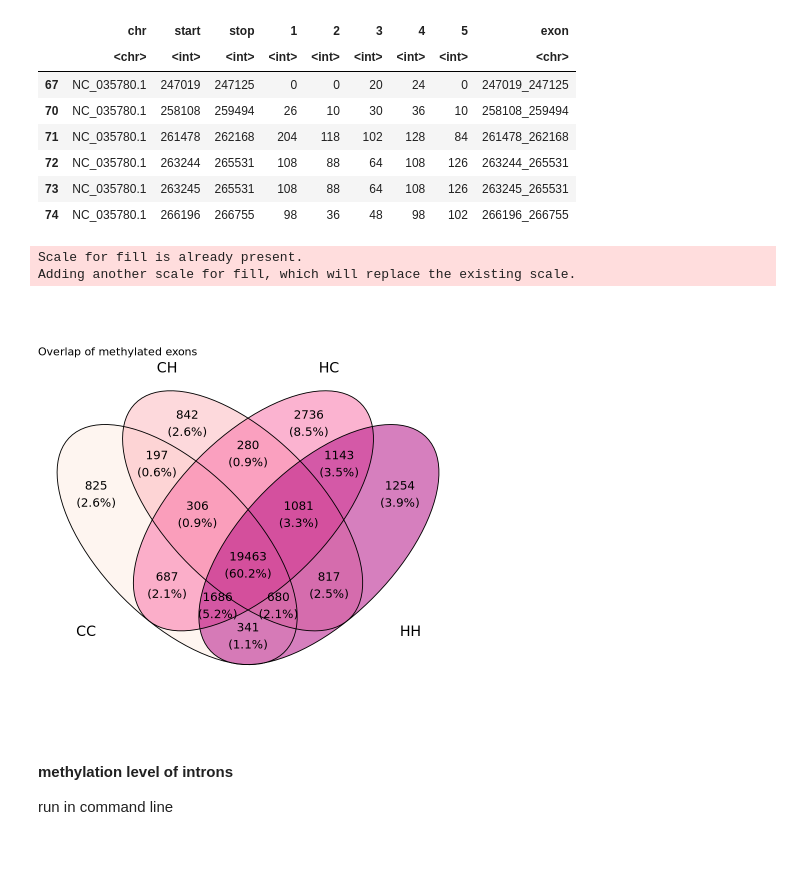
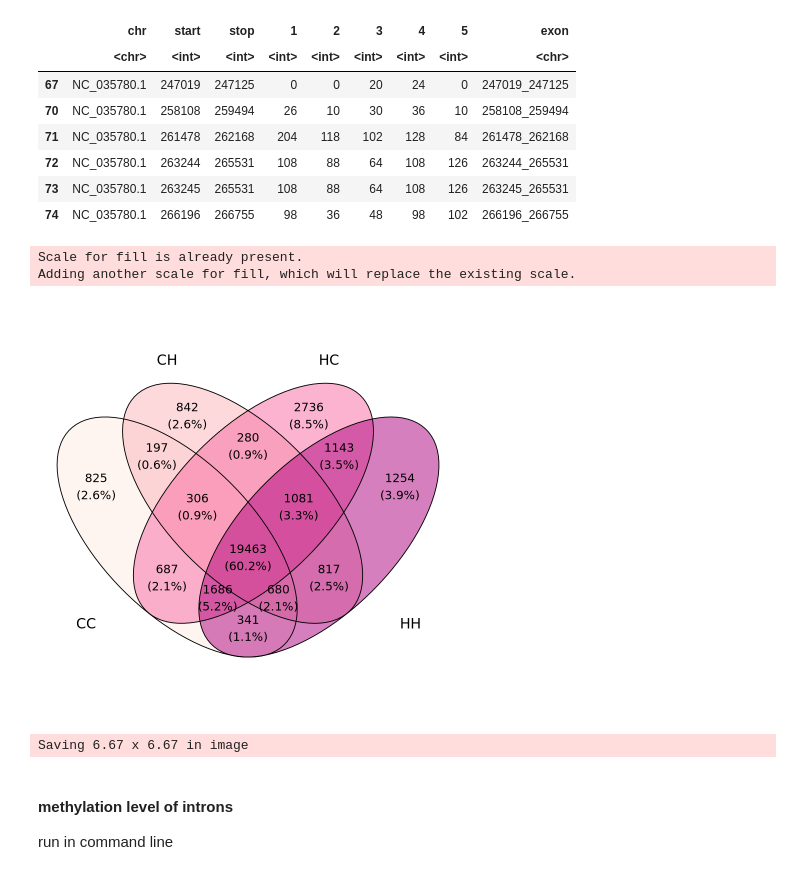
Before and after one commit to jgmcdonough/CE18_methylRAD_analysis, a Jupyter notebook: analysis/genomic_feature_tracks/methylation_level_of_features.ipynb, the cells around one changed output. Saved outputs shown, nothing was run; the diff lists cells and outputs as text; code cells hidden in the pictures.

Commit message:
add code to read in generated scripts and save venn diagrams

```diff
--- a/analysis/genomic_feature_tracks/methylation_level_of_features.ipynb
+++ b/analysis/genomic_feature_tracks/methylation_level_of_features.ipynb
@@ -314,22 +314,27 @@ A data.frame: 6 × 9
 # %%
 x = list(A = CC_filtered$exon,
          B = CH_filtered$exon,
          C = HC_filtered$exon,
         D = HH_filtered$exon)
 
 names(x) <- c('CC', 'CH', 'HC', 'HH')
 
-ggvenn(x,
+exon_venn <- ggvenn(x,
       set_name_size = 6,
        text_size = 5,
       stroke_size = 0.5,
        show_percentage = TRUE) +
-scale_fill_brewer(palette = "RdPu",  direction = 1) +
-labs(title = "Overlap of methylated exons")
+scale_fill_brewer(palette = "RdPu",  direction = 1)
+
+exon_venn
 # %% [output]
 Scale for fill is already present.
 Adding another scale for fill, which will replace the existing scale.
-[figure, old version]
+[figure, new version]
+# %%
+ggsave('/project/pi_sarah_gignouxwolfsohn_uml_edu/julia/CE_MethylRAD_analysis_2018/analysis/figures/exonMe_venn.pdf', exon_venn)
+# %% [output]
+Saving 6.67 x 6.67 in image
 # %% [markdown]
 #### methylation level of introns
 run in command line
```
Also changed, not shown: parts of 14 cells of this notebook.
